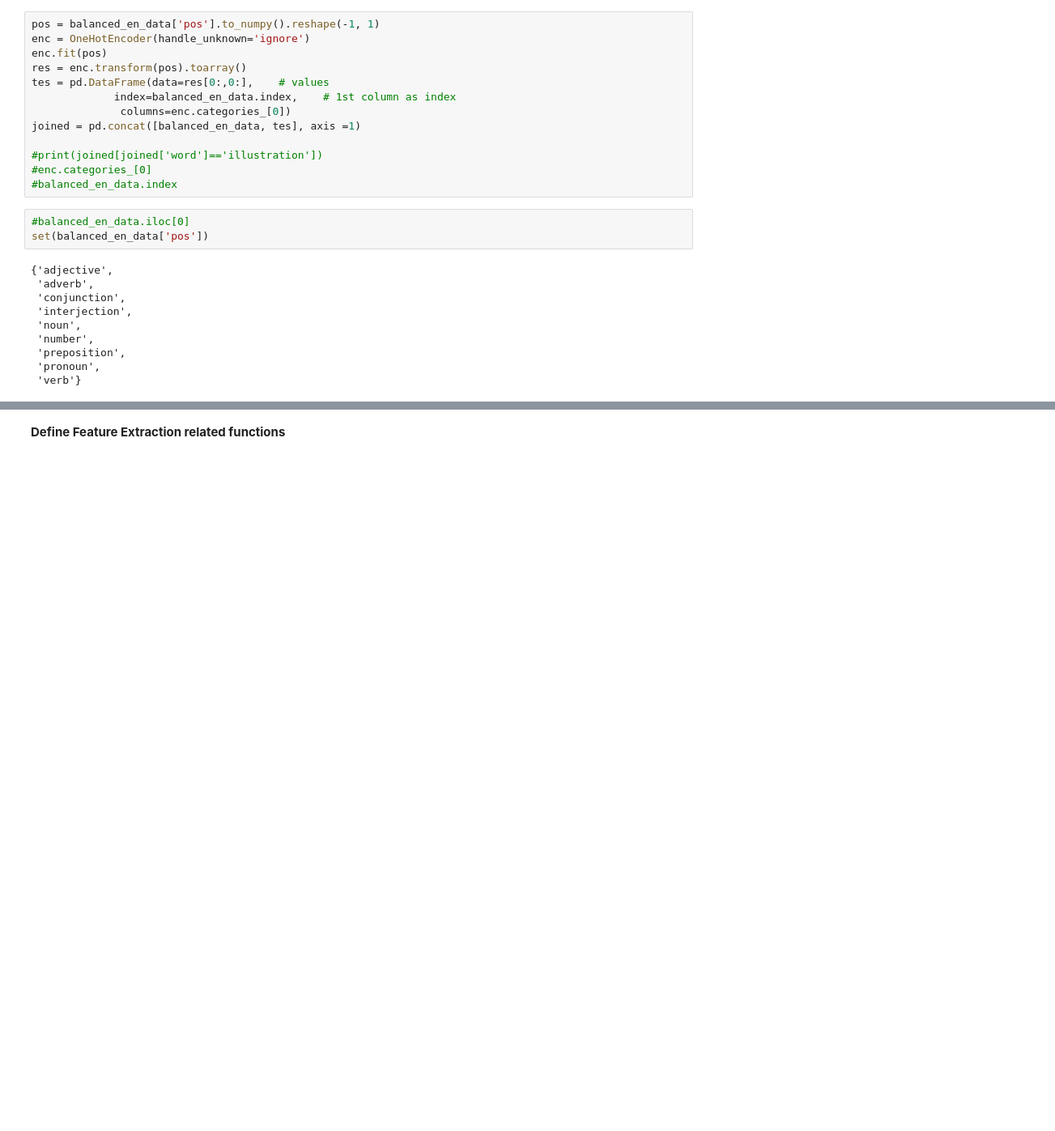
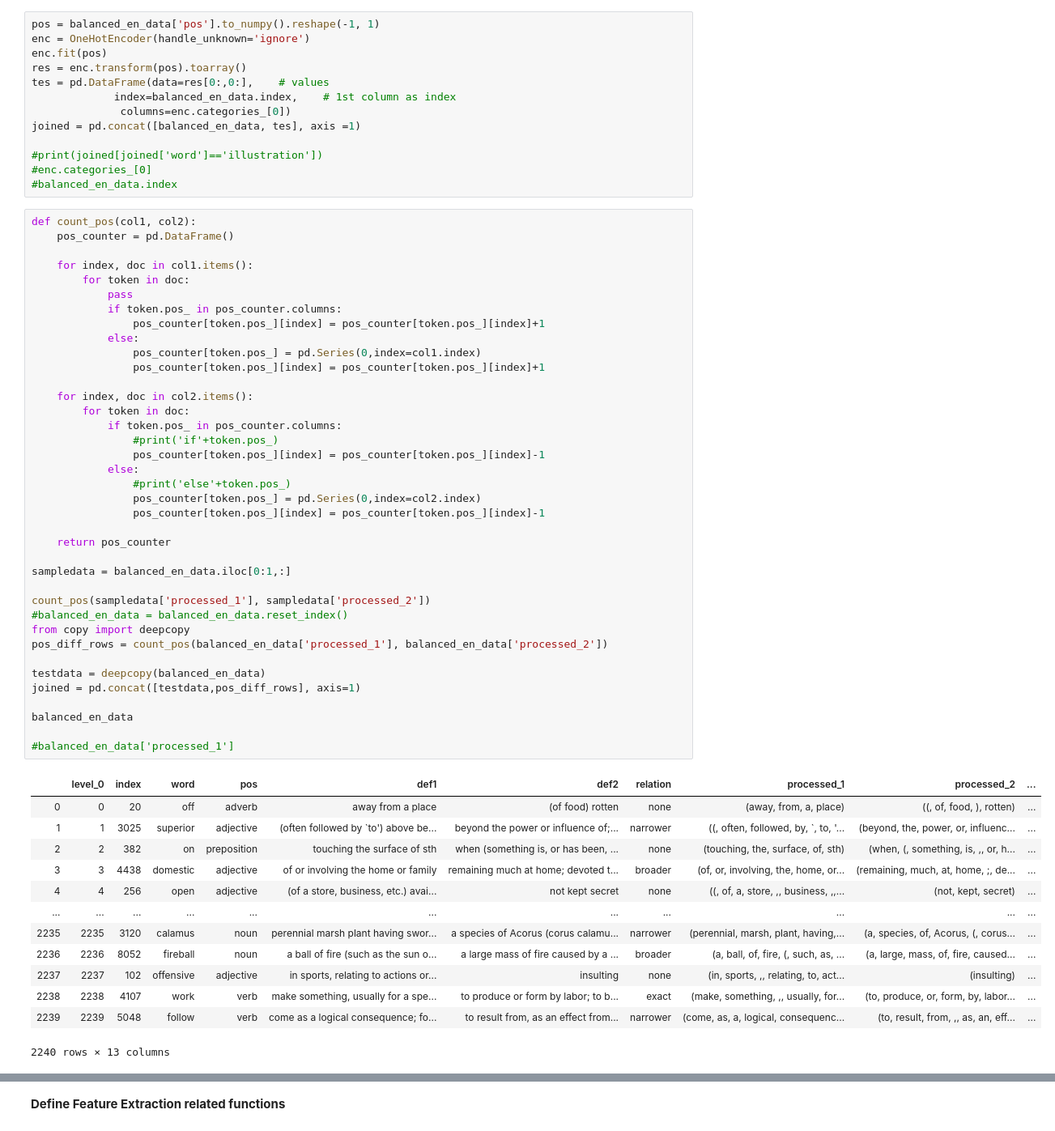
Before and after one commit to acdh-oeaw/elexis_mwsa_model, a Jupyter notebook: codalab_shared_task.ipynb, the cells around one changed output, grey strips where cells are left out. Shown: that part at 81% size. Saved outputs shown, nothing was run; the diff lists cells and outputs as text; blank space fills up the shorter version.

```diff
--- a/codalab_shared_task.ipynb
+++ b/codalab_shared_task.ipynb
@@ -210,16 +210,55 @@ joined = pd.concat([balanced_en_data, tes], axis =1)
 #print(joined[joined['word']=='illustration'])
 #enc.categories_[0]
 #balanced_en_data.index
-# %%
-#balanced_en_data.iloc[0]
-set(balanced_en_data['pos'])
-# %% [output]
-{'adjective',
- 'adverb',
- 'conjunction',
- 'interjection',
- 'noun',
- 'number',
- 'preposition',
- 'pronoun',
- 'verb'}
+# %%
+def count_pos(col1, col2):
+    pos_counter = pd.DataFrame()
+
+    for index, doc in col1.items():
+        for token in doc:
+            pass
+            if token.pos_ in pos_counter.columns:
+                pos_counter[token.pos_][index] = pos_counter[token.pos_][index]+1
+            else:
+                pos_counter[token.pos_] = pd.Series(0,index=col1.index)
+                pos_counter[token.pos_][index] = pos_counter[token.pos_][index]+1
+
+    for index, doc in col2.items():
+        for token in doc:
+            if token.pos_ in pos_counter.columns:
+                #print('if'+token.pos_)
+                pos_counter[token.pos_][index] = pos_counter[token.pos_][index]-1
+            else:
+                #print('else'+token.pos_)
+                pos_counter[token.pos_] = pd.Series(0,index=col2.index)
+                pos_counter[token.pos_][index] = pos_counter[token.pos_][index]-1
+
+    return pos_counter
+
+sampledata = balanced_en_data.iloc[0:1,:]
+
+count_pos(sampledata['processed_1'], sampledata['processed_2'])
+#balanced_en_data = balanced_en_data.reset_index()
+from copy import deepcopy
+pos_diff_rows = count_pos(balanced_en_data['processed_1'], balanced_en_data['processed_2'])
+
+testdata = deepcopy(balanced_en_data)
+joined = pd.concat([testdata,pos_diff_rows], axis=1)
+
+balanced_en_data
+
+#balanced_en_data['processed_1']
+# %% [output]
+|  | level_0 | index | word | pos | def1 | def2 | relation | processed_1 | processed_2 | ... |
+| 0 | 0 | 20 | off | adverb | away from a place | (of food) rotten | none | (away, from, a, place) | ((, of, food, ), rotten) | ... |
+| 1 | 1 | 3025 | superior | adjective | (often followed by `to') above be... | beyond the power or influence of;... | narrower | ((, often, followed, by, `, to, '... | (beyond, the, power, or, influenc... | ... |
+| 2 | 2 | 382 | on | preposition | touching the surface of sth | when (something is, or has been, ... | none | (touching, the, surface, of, sth) | (when, (, something, is, ,, or, h... | ... |
+| 3 | 3 | 4438 | domestic | adjective | of or involving the home or family | remaining much at home; devoted t... | broader | (of, or, involving, the, home, or... | (remaining, much, at, home, ;, de... | ... |
+| 4 | 4 | 256 | open | adjective | (of a store, business, etc.) avai... | not kept secret | none | ((, of, a, store, ,, business, ,,... | (not, kept, secret) | ... |
+| ... | ... | ... | ... | ... | ... | ... | ... | ... | ... | ... |
+| 2235 | 2235 | 3120 | calamus | noun | perennial marsh plant having swor... | a species of Acorus (corus calamu... | narrower | (perennial, marsh, plant, having,... | (a, species, of, Acorus, (, corus... | ... |
+| 2236 | 2236 | 8052 | fireball | noun | a ball of fire (such as the sun o... | a large mass of fire caused by a ... | broader | (a, ball, of, fire, (, such, as, ... | (a, large, mass, of, fire, caused... | ... |
+| 2237 | 2237 | 102 | offensive | adjective | in sports, relating to actions or... | insulting | none | (in, sports, ,, relating, to, act... | (insulting) | ... |
+| 2238 | 2238 | 4107 | work | verb | make something, usually for a spe... | to produce or form by labor; to b... | exact | (make, something, ,, usually, for... | (to, produce, or, form, by, labor... | ... |
+| 2239 | 2239 | 5048 | follow | verb | come as a logical consequence; fo... | to result from, as an effect from... | narrower | (come, as, a, logical, consequenc... | (to, result, from, ,, as, an, eff... | ... |
+2240 rows × 13 columns
```
Also changed, not shown: parts of 3 cells of this notebook, 1 other file.
